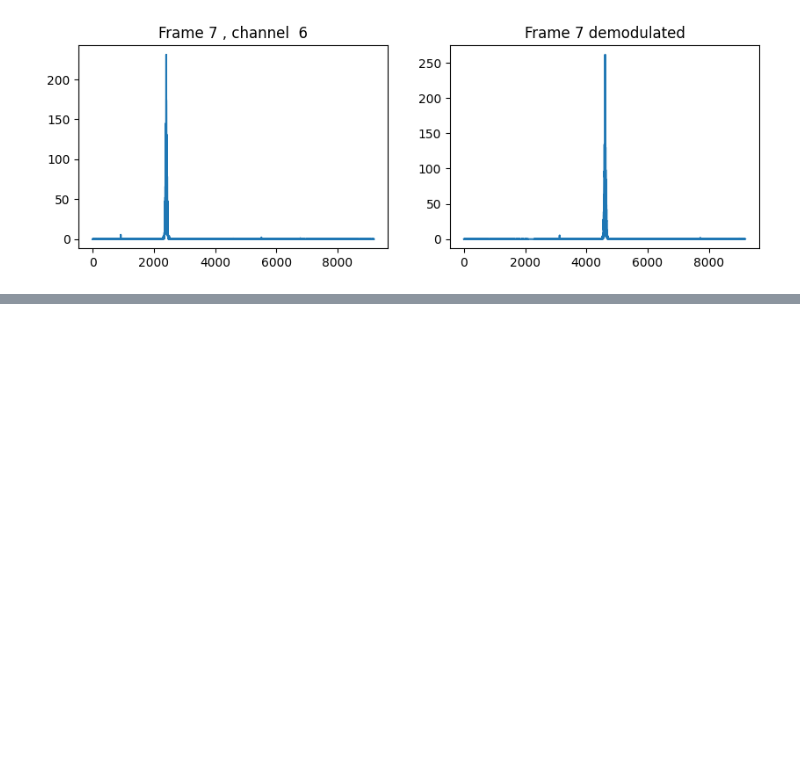
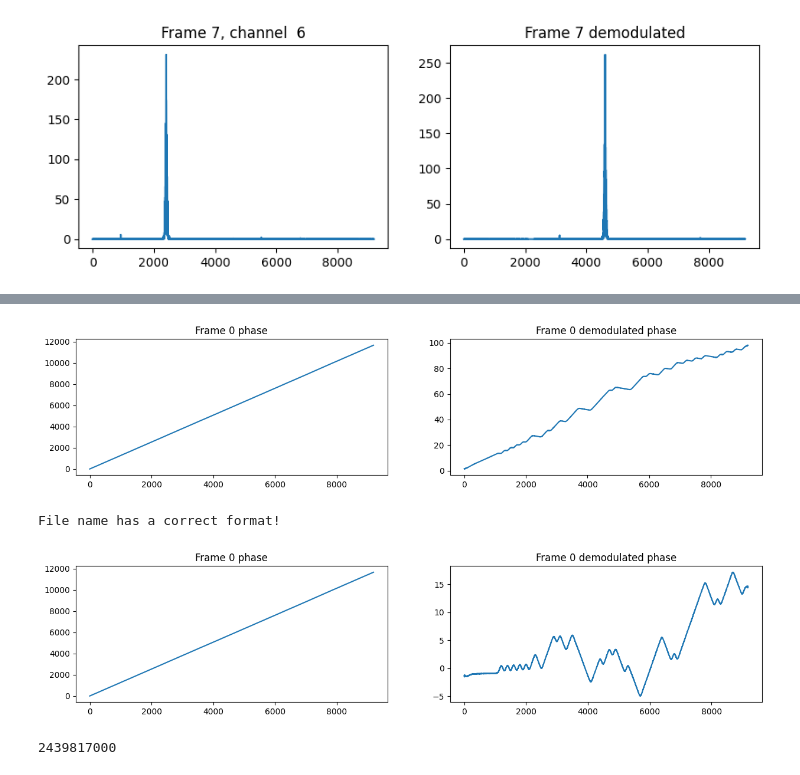
Before and after one commit to mkashani-phd/BLEWBAN_Dataset, a Jupyter notebook: RawFileProcessing/Example.ipynb, the cells around one changed output, grey strips where cells are left out. Cells and saved outputs as stored; diff of their text form; code cells hidden in the pictures; blank space fills up the shorter version.

```diff
--- a/RawFileProcessing/Example.ipynb
+++ b/RawFileProcessing/Example.ipynb
@@ -175,0 +178,30 @@ IQ.
+# %%
+plt.figure(figsize=(15,3))
+
+plt.subplot(121)
+plt.plot(IQ1.phase(0))
+plt.title("Frame 0 phase")
+plt.subplot(122)
+plt.plot(IQ1.phase(IQ.demodulate(0)))
+plt.title("Frame 0 demodulated phase")
+plt.show()
+
+
+IQ1.Fc= 2440000000.0 - 173000)
+
+plt.figure(figsize=(15,3))
+plt.subplot(121)
+plt.plot(IQ1.phase(0))
+plt.title("Frame 0 phase")
+plt.subplot(122)
+plt.plot(IQ1.phase(IQ1.demodulate(0)))
+plt.title("Frame 0 demodulated phase")
+plt.show()
+# %% [output]
+[figure, added]
+File name has a correct format!
+[figure, added]
+# %%
+IQ1.Fc
+# %% [output]
+2439817000
```
Also changed, not shown: parts of 4 cells of this notebook, 3 other files.
